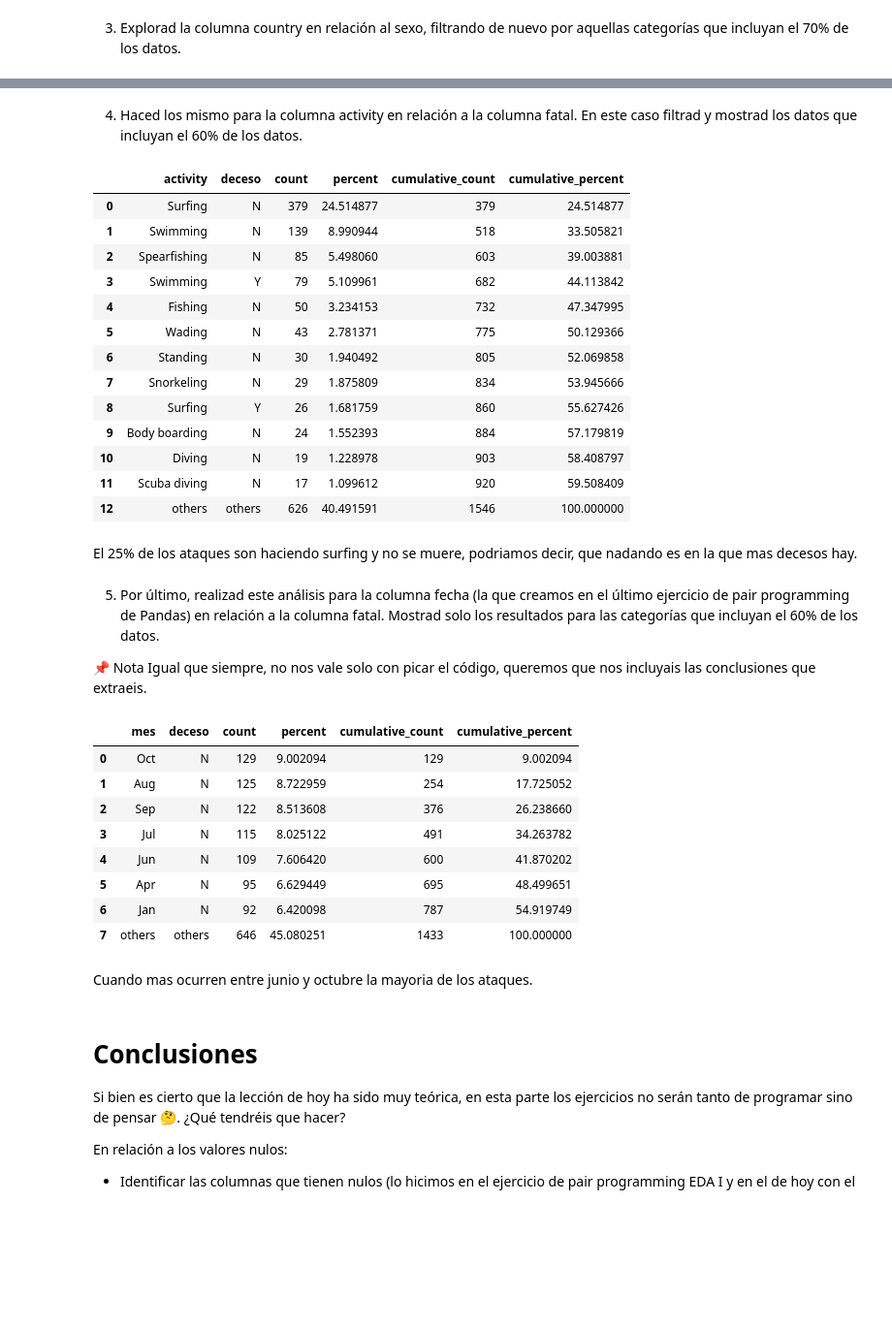
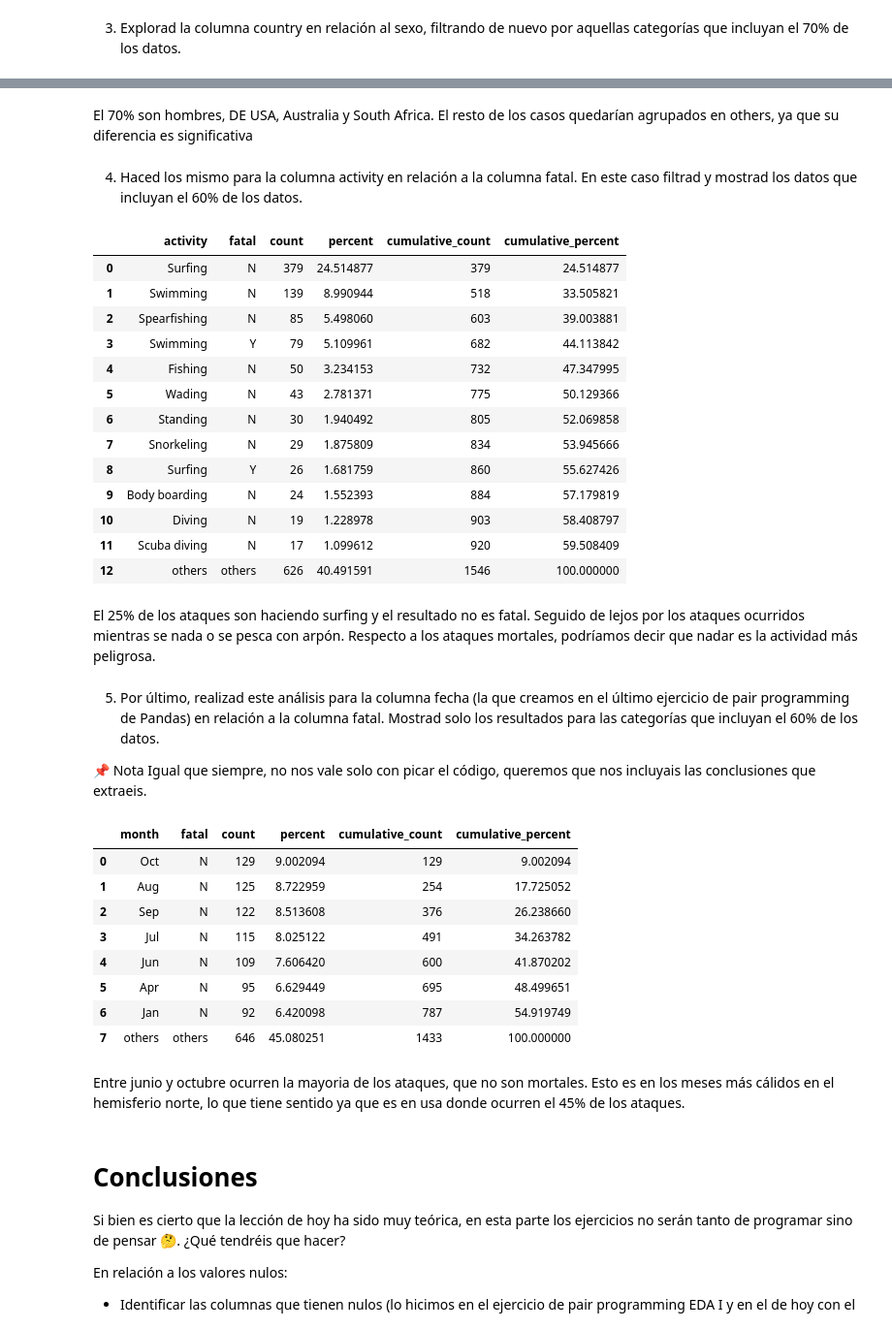
Before and after one commit to Adalab/DA-promoc-modulo-02-sprint-02-sandra-ana, a Jupyter notebook: EDA/02-EDA-2.ipynb, the cells around one changed output, grey strips where cells are left out. Shown at 97% size. Cells and saved outputs as stored; diff of their text form; code cells hidden in the pictures; blank space fills up the shorter version.

```diff
--- a/EDA/02-EDA-2.ipynb
+++ b/EDA/02-EDA-2.ipynb
@@ -72,9 +72,13 @@ El 70% son hombres, DE USA, Australia y South Africa, nos indica que podriamos c
+# %% [markdown]
+El 70% son hombres, DE USA, Australia y South Africa.
+El resto de los casos quedarían agrupados en others, ya que su diferencia es significativa
 # %% [markdown]
 4. Haced los mismo para la columna activity en relación a la columna fatal. En este caso filtrad y mostrad los datos que incluyan el 60% de los datos.
 # %%
-df.stb.freq(['activity', "deceso"], thresh=60)
+# Usamos de nuevo stb.freq
+df.stb.freq(['activity', "fatal"], thresh=60)
 # %% [output]
-|  | activity | deceso | count | percent | cumulative_count | cumulative_percent |
+|  | activity | fatal | count | percent | cumulative_count | cumulative_percent |
 | 0 | Surfing | N | 379 | 24.514877 | 379 | 24.514877 |
 | 1 | Swimming | N | 139 | 8.990944 | 518 | 33.505821 |
 | 2 | Spearfishing | N | 85 | 5.498060 | 603 | 39.003881 |
@@ -89,15 +93,15 @@ df.stb.freq(['activity', "deceso"], thresh=60)
 | 11 | Scuba diving | N | 17 | 1.099612 | 920 | 59.508409 |
 | 12 | others | others | 626 | 40.491591 | 1546 | 100.000000 |
 # %% [markdown]
-El 25% de los ataques son haciendo surfing y no se muere, podriamos decir, que nadando es en la que mas decesos hay.
+El 25% de los ataques son haciendo surfing y el resultado no es fatal. Seguido de lejos por los ataques ocurridos mientras se nada o se pesca con arpón. Respecto a los ataques mortales, podríamos decir que nadar es la actividad más peligrosa.
 # %% [markdown]
 5. Por último, realizad este análisis para la columna fecha (la que creamos en el último ejercicio de pair programming de Pandas) en relación a la columna fatal. Mostrad solo los resultados para las categorías que incluyan el 60% de los datos.
 
 📌 Nota Igual que siempre, no nos vale solo con picar el código, queremos que nos incluyais las conclusiones que extraeis.
 # %%
-df.stb.freq(['mes', "deceso"], thresh=60)
+df.stb.freq(['month', "fatal"], thresh=60)
 # %% [output]
-|  | mes | deceso | count | percent | cumulative_count | cumulative_percent |
+|  | month | fatal | count | percent | cumulative_count | cumulative_percent |
 | 0 | Oct | N | 129 | 9.002094 | 129 | 9.002094 |
 | 1 | Aug | N | 125 | 8.722959 | 254 | 17.725052 |
 | 2 | Sep | N | 122 | 8.513608 | 376 | 26.238660 |
@@ -106,8 +110,8 @@ df.stb.freq(['mes', "deceso"], thresh=60)
 | 5 | Apr | N | 95 | 6.629449 | 695 | 48.499651 |
 | 6 | Jan | N | 92 | 6.420098 | 787 | 54.919749 |
 | 7 | others | others | 646 | 45.080251 | 1433 | 100.000000 |
-# %% [markdown]
-Cuando mas ocurren entre junio y octubre la mayoria de los ataques.
+# %% [markdown]
+Entre junio y octubre ocurren la mayoria de los ataques, que no son mortales. Esto es en los meses más cálidos en el hemisferio norte, lo que tiene sentido ya que es en usa donde ocurren el 45% de los ataques.
 # %% [markdown]
 # Conclusiones
 
```
Also changed, not shown: parts of 9 cells of this notebook, 11 other files.
